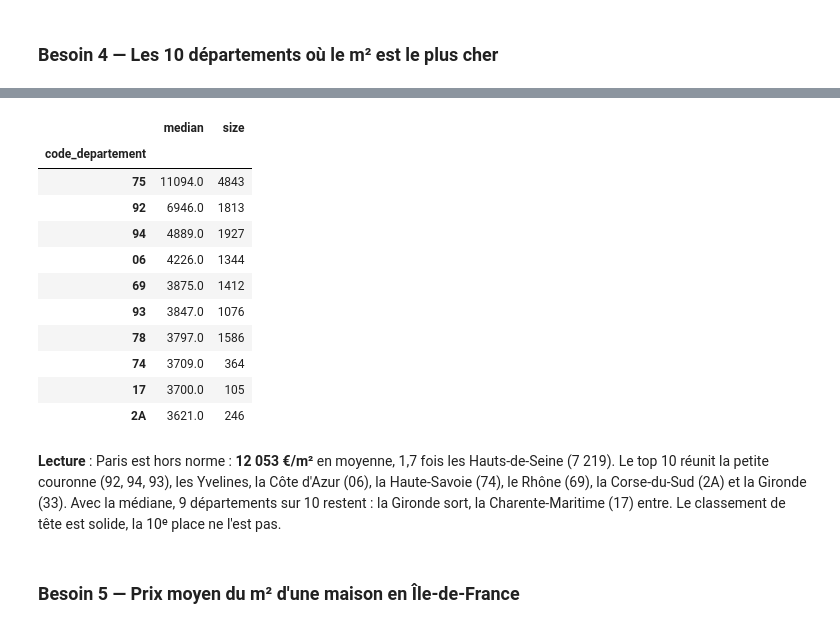
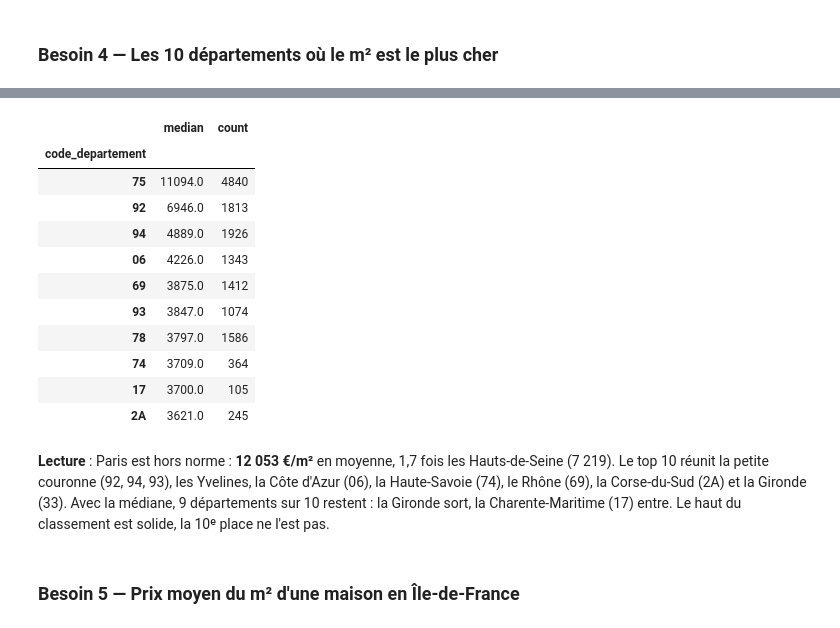
Before and after one commit to gwils28/Mentoring_OC, a Jupyter notebook: Data-Engineer/P02-base-de-donnees-sql-immobilier/notebooks/dataimmo_corrige.ipynb, the cells around one changed output, grey strips where cells are left out. Saved outputs shown, nothing was run; the diff lists cells and outputs as text; code cells hidden in the pictures.

```diff
--- a/Data-Engineer/P02-base-de-donnees-sql-immobilier/notebooks/dataimmo_corrige.ipynb
+++ b/Data-Engineer/P02-base-de-donnees-sql-immobilier/notebooks/dataimmo_corrige.ipynb
@@ -420,26 +420,26 @@ LIMIT 10;
 | 8 | 2A | 4027.0 | 245 |
 | 9 | 33 | 3764.0 | 1239 |
 # %%
-mediane_dep = plate.groupby("code_departement")["prix_m2"].agg(["median", "size"]).round(0)
+mediane_dep = plate.groupby("code_departement")["prix_m2"].agg(["median", "count"]).round(0)
 mediane_dep.sort_values("median", ascending=False).head(10)  # variante : top 10 par médiane
 # %% [output]
-|  | median | size |
+|  | median | count |
 | code_departement |  |  |
-| 75 | 11094.0 | 4843 |
+| 75 | 11094.0 | 4840 |
 | 92 | 6946.0 | 1813 |
-| 94 | 4889.0 | 1927 |
-| 06 | 4226.0 | 1344 |
+| 94 | 4889.0 | 1926 |
+| 06 | 4226.0 | 1343 |
 | 69 | 3875.0 | 1412 |
-| 93 | 3847.0 | 1076 |
+| 93 | 3847.0 | 1074 |
 | 78 | 3797.0 | 1586 |
 | 74 | 3709.0 | 364 |
 | 17 | 3700.0 | 105 |
-| 2A | 3621.0 | 246 |
+| 2A | 3621.0 | 245 |
 # %% [markdown]
 **Lecture** : Paris est hors norme : **12 053 €/m²** en moyenne, 1,7 fois les Hauts-de-Seine (7 219). Le top 10 réunit la petite
 couronne (92, 94, 93), les Yvelines, la Côte d'Azur (06), la Haute-Savoie (74), le Rhône (69), la Corse-du-Sud
 (2A) et la Gironde (33). Avec la médiane, 9 départements sur 10 restent : la Gironde sort, la Charente-Maritime
-(17) entre. Le classement de tête est solide, la 10ᵉ place ne l'est pas.
+(17) entre. Le haut du classement est solide, la 10ᵉ place ne l'est pas.
 # %% [markdown]
 ### Besoin 5 — Prix moyen du m² d'une maison en Île-de-France
 # %%
```
Also changed, not shown: parts of 20 cells of this notebook, 3 other files.
